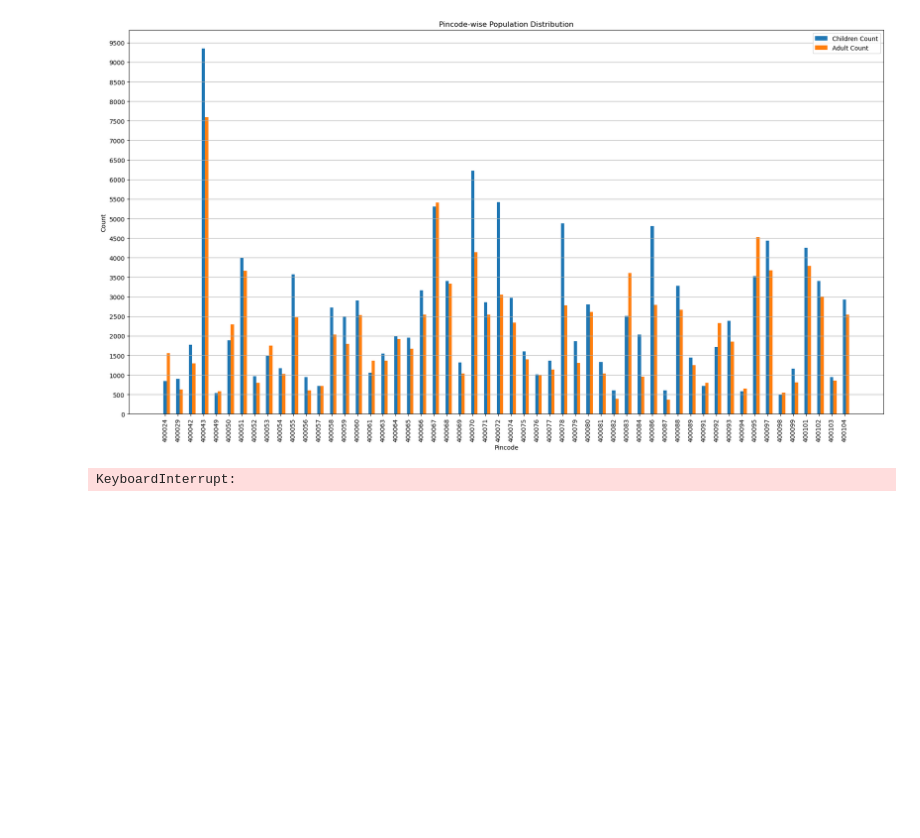
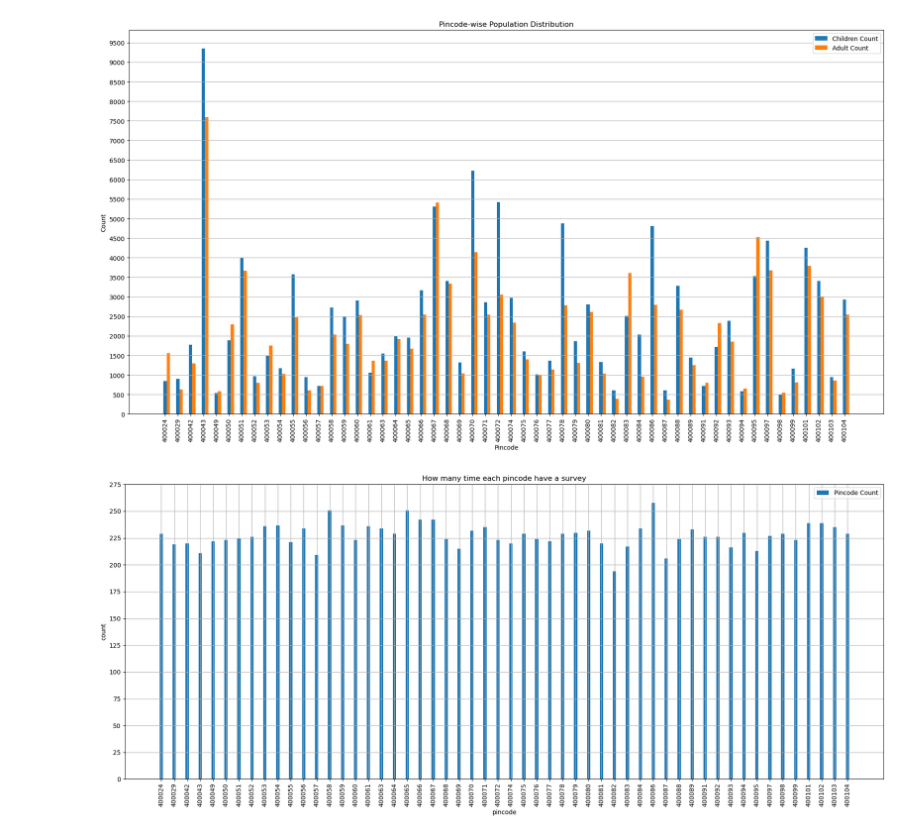
Before and after one commit to Hellnight2005/UIDAI-Data-Hackathon, a Jupyter notebook: team/anas/nnew.ipynb, the cells around one changed output. Cells and saved outputs as stored; diff of their text form; code cells hidden in the pictures; blank space fills up the shorter version.

```diff
--- a/team/anas/nnew.ipynb
+++ b/team/anas/nnew.ipynb
@@ -365,15 +372,15 @@ plt.show()
 # %%
 x = np.arange(len(insight_df["pincode"]))
 plt.figure(figsize=(18 , 8))
 plt.bar(x , insight_df["pinocde_count"], width, label="Pincode Count")
 plt.title("How many time each pincode have a survey")
 plt.xlabel("pincode")
 plt.ylabel("count")
 plt.xticks(x , insight_df["pincode"] , rotation = 90)
-plt.yticks(np.arange(0 , insight_df["pincode"].max() + 25 , 25))
+plt.yticks(np.arange(0 , insight_df["pinocde_count"].max() + 25 , 25))
 plt.grid()
 plt.legend()
 plt.tight_layout()
 plt.show()
 # %% [output]
-KeyboardInterrupt:
+[figure, added]
```
Also changed, not shown: parts of 1 cell of this notebook.
